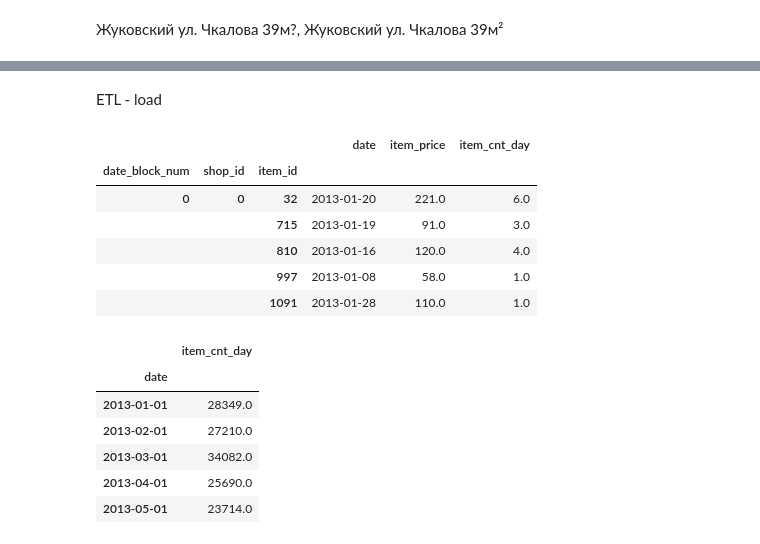
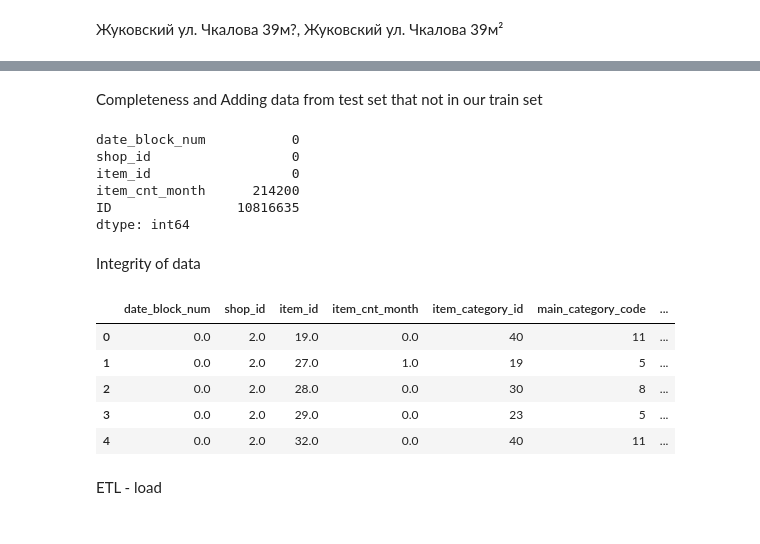
Before and after one commit to YPolina/Trainee, a Jupyter notebook: DS.ipynb, the cells around one changed output, grey strips where cells are left out. Saved outputs shown, nothing was run; the diff lists cells and outputs as text; code cells hidden in the pictures.

```diff
--- a/DS.ipynb
+++ b/DS.ipynb
@@ -270,0 +386,3 @@ df_s[2].drop_duplicates(inplace=True)
+# %%
+total_data = total_data.merge(df_sales_per_month, on = columns, how = 'left')
+total_data.head()
@@ -271,2 +404,34 @@ df_s[2].drop_duplicates(inplace=True)
+# %%
+total_data['item_cnt_month'] = total_data['item_cnt_month'].fillna(0)
+# %% [markdown]
+Completeness and Adding data from test set that not in our train set
+# %%
+df_test['date_block_num'] = 34
+total_data = pd.concat([total_data, df_test], ignore_index=True, sort=False, keys=columns)
+total_data.isna().sum()
+# %% [output]
+date_block_num           0
+shop_id                  0
+item_id                  0
+item_cnt_month      214200
+ID                10816635
+dtype: int64
+# %%
+total_data.drop('ID', axis = 1, inplace = True)
+total_data = total_data.fillna(0)
+# %% [markdown]
+Integrity of data
+# %%
+merge_params = [[df_items, 'item_id'], [df_item_categories, 'item_category_id'], [df_shops, 'shop_id'], [df_revenue_per_month, ['date_block_num', 'shop_id']]]
+for params in merge_params:
+    total_data = pd.merge(total_data, params[0], on = params[1], how = 'left')
+total_data.head()
+# %% [output]
+|  | date_block_num | shop_id | item_id | item_cnt_month | item_category_id | main_category_code | ... |
+| 0 | 0.0 | 2.0 | 19.0 | 0.0 | 40 | 11 | ... |
+| 1 | 0.0 | 2.0 | 27.0 | 1.0 | 19 | 5 | ... |
+| 2 | 0.0 | 2.0 | 28.0 | 0.0 | 30 | 8 | ... |
+| 3 | 0.0 | 2.0 | 29.0 | 0.0 | 23 | 5 | ... |
+| 4 | 0.0 | 2.0 | 32.0 | 0.0 | 40 | 11 | ... |
 # %% [markdown]
 ETL - load
@@ -276,11 +437,0 @@ df_test.to_csv('test.csv')
-# %%
-sales_per_month = df_sales_train.groupby(['date_block_num', 'shop_id', 'item_id'])[['date','item_price', 'item_cnt_day']].agg({'date': 'mean','item_price': 'mean', 'item_cnt_day': 'sum'})
-sales_per_month.head()
-# %% [output]
-|  |  |  | date | item_price | item_cnt_day |
-| date_block_num | shop_id | item_id |  |  |  |
-| 0 | 0 | 32 | 2013-01-20 | 221.0 | 6.0 |
-|  |  | 715 | 2013-01-19 | 91.0 | 3.0 |
-|  |  | 810 | 2013-01-16 | 120.0 | 4.0 |
-|  |  | 997 | 2013-01-08 | 58.0 | 1.0 |
-|  |  | 1091 | 2013-01-28 | 110.0 | 1.0 |
@@ -296,11 +437,0 @@ fig.show()
-# %%
-cat_40 = df_sales_train[df_sales_train['item_category_name'] == 'Кино - DVD'].groupby('date_block_num')[['date', 'item_cnt_day']].agg({'date': 'min', 'item_cnt_day': 'sum'}).set_index('date')
-cat_40.head()
-# %% [output]
-|  | item_cnt_day |
-| date |  |
-| 2013-01-01 | 28349.0 |
-| 2013-02-01 | 27210.0 |
-| 2013-03-01 | 34082.0 |
-| 2013-04-01 | 25690.0 |
-| 2013-05-01 | 23714.0 |
```
Also changed, not shown: parts of 73 cells of this notebook, 1 other file.
